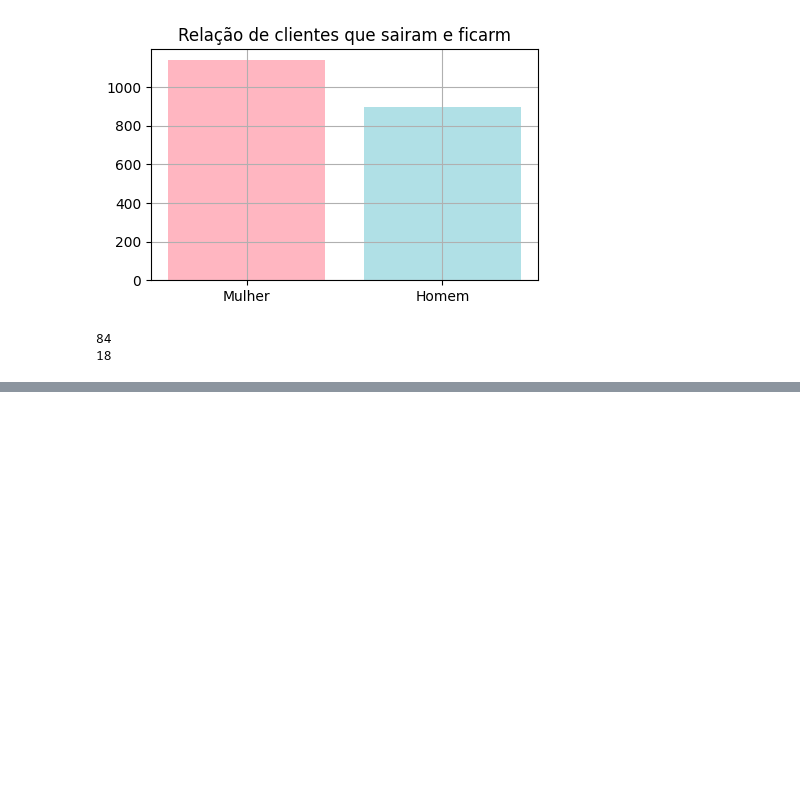
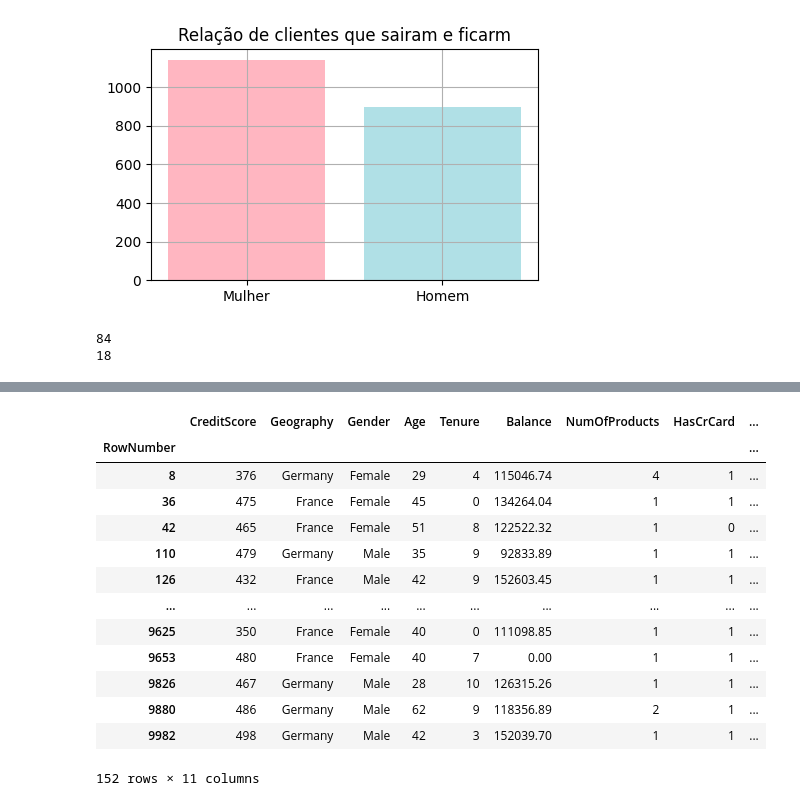
Before and after one commit to nathanmss/ADA_letscode_suzano, a Jupyter notebook: aula2.ipynb, the cells around one changed output, grey strips where cells are left out. Saved outputs shown, nothing was run; the diff lists cells and outputs as text; code cells hidden in the pictures; blank space fills up the shorter version.

```diff
--- a/aula2.ipynb
+++ b/aula2.ipynb
@@ -223,0 +260,18 @@ SyntaxError: invalid syntax (3801415.py, line 1)
+# %%
+df_churn_credito = df_churn_exited.loc[df_churn_exited.CreditScore < 501]
+df_churn_credito
+# %% [output]
+|  | CreditScore | Geography | Gender | Age | Tenure | Balance | NumOfProducts | HasCrCard | ... |
+| RowNumber |  |  |  |  |  |  |  |  | ... |
+| 8 | 376 | Germany | Female | 29 | 4 | 115046.74 | 4 | 1 | ... |
+| 36 | 475 | France | Female | 45 | 0 | 134264.04 | 1 | 1 | ... |
+| 42 | 465 | France | Female | 51 | 8 | 122522.32 | 1 | 0 | ... |
+| 110 | 479 | Germany | Male | 35 | 9 | 92833.89 | 1 | 1 | ... |
+| 126 | 432 | France | Male | 42 | 9 | 152603.45 | 1 | 1 | ... |
+| ... | ... | ... | ... | ... | ... | ... | ... | ... | ... |
+| 9625 | 350 | France | Female | 40 | 0 | 111098.85 | 1 | 1 | ... |
+| 9653 | 480 | France | Female | 40 | 7 | 0.00 | 1 | 1 | ... |
+| 9826 | 467 | Germany | Male | 28 | 10 | 126315.26 | 1 | 1 | ... |
+| 9880 | 486 | Germany | Male | 62 | 9 | 118356.89 | 2 | 1 | ... |
+| 9982 | 498 | Germany | Male | 42 | 3 | 152039.70 | 1 | 1 | ... |
+152 rows × 11 columns
```
Also changed, not shown: parts of 12 cells of this notebook.
